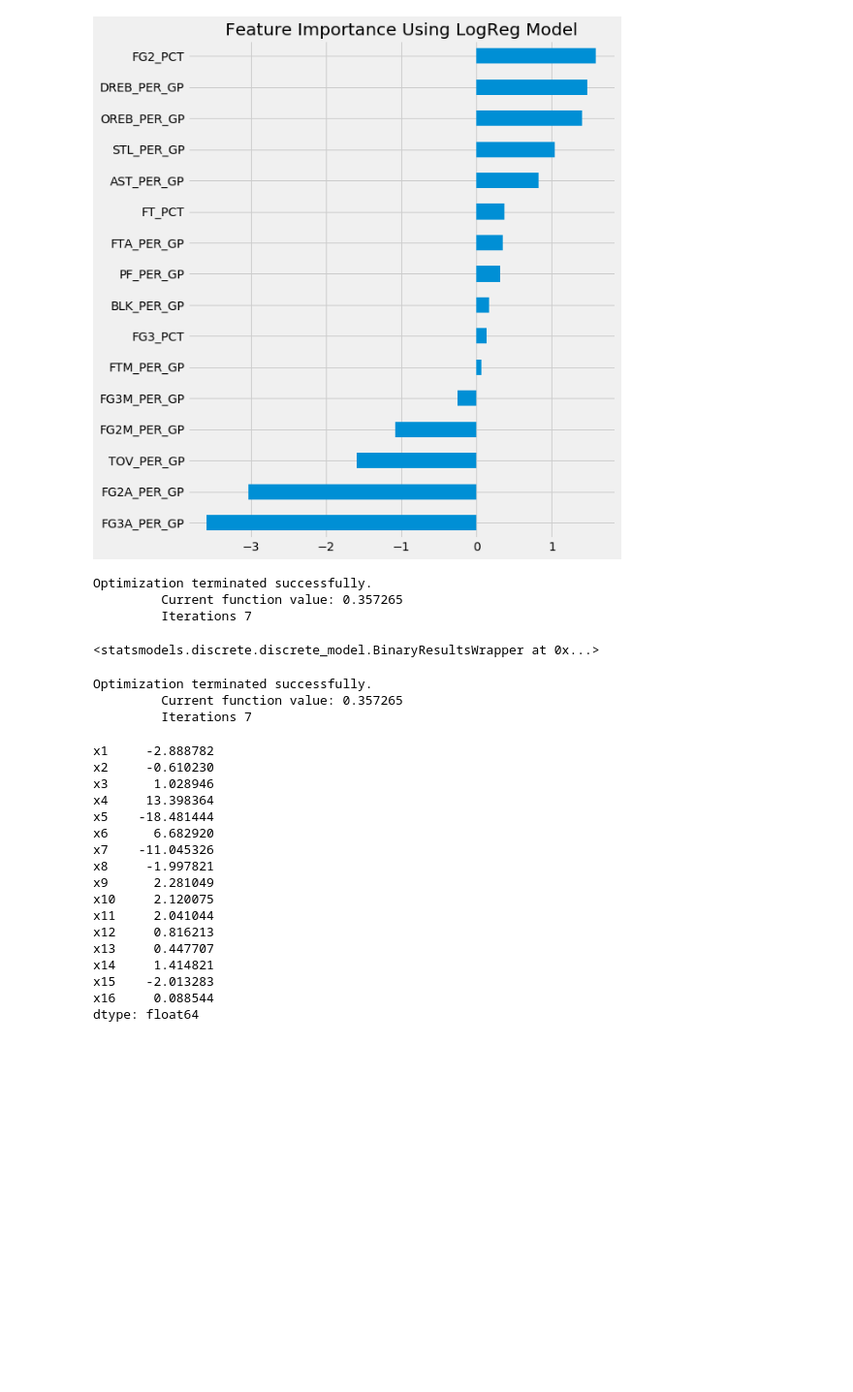
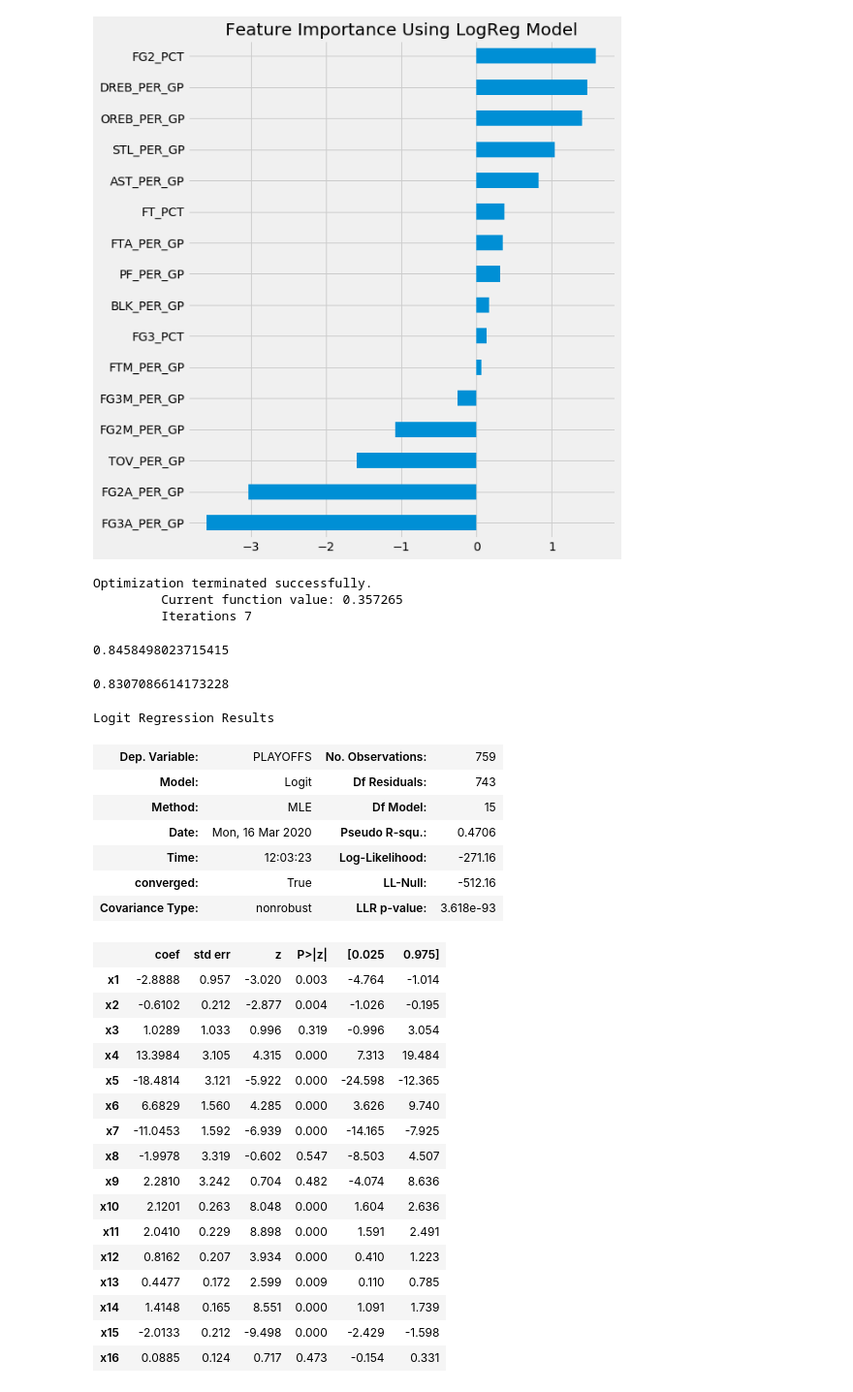
Before and after one commit to bgp09002/NBA, a Jupyter notebook: 3. Modeling/Modeling.ipynb, the cells around one changed output. Shown: that part at 97% size. Drawn from its saved outputs; the diff is of its cells as text; code cells hidden in the pictures; blank space fills up the shorter version.

```diff
--- a/3. Modeling/Modeling.ipynb
+++ b/3. Modeling/Modeling.ipynb
@@ -299,33 +322,49 @@ plt.title("Feature Importance Using LogReg Model");
 [figure]
 # %%
 logit = sm.Logit(y_train,Z_train)
-logit.fit()
+logmodel=logit.fit()
 # %% [output]
 Optimization terminated successfully.
          Current function value: 0.357265
          Iterations 7
-<statsmodels.discrete.discrete_model.BinaryResultsWrapper at 0x...>
-# %%
-logit.fit().params
-# %% [output]
-Optimization terminated successfully.
-         Current function value: 0.357265
-         Iterations 7
-x1     -2.888782
-x2     -0.610230
-x3      1.028946
-x4     13.398364
-x5    -18.481444
-x6      6.682920
-x7    -11.045326
-x8     -1.997821
-x9      2.281049
-x10     2.120075
-x11     2.041044
-x12     0.816213
-x13     0.447707
-x14     1.414821
-x15    -2.013283
-x16     0.088544
-dtype: float64
+# %%
+y_preds=logmodel.predict(Z_train)
+ypreds=[0 if i<0.5 else 1 for i in y_preds]
+accuracy_score(y_train,ypreds)
+# %% [output]
+0.8458498023715415
+# %%
+y_preds=logmodel.predict(Z_test)
+ypreds=[0 if i<0.5 else 1 for i in y_preds]
+accuracy_score(y_test,ypreds)
+# %% [output]
+0.8307086614173228
+# %%
+logmodel.summary()
+# %% [output]
+Logit Regression Results
+| Dep. Variable: | PLAYOFFS | No. Observations: | 759 |
+| Model: | Logit | Df Residuals: | 743 |
+| Method: | MLE | Df Model: | 15 |
+| Date: | Mon, 16 Mar 2020 | Pseudo R-squ.: | 0.4706 |
+| Time: | 12:03:23 | Log-Likelihood: | -271.16 |
+| converged: | True | LL-Null: | -512.16 |
+| Covariance Type: | nonrobust | LLR p-value: | 3.618e-93 |
+|  | coef | std err | z | P>|z| | [0.025 | 0.975] |
+| x1 | -2.8888 | 0.957 | -3.020 | 0.003 | -4.764 | -1.014 |
+| x2 | -0.6102 | 0.212 | -2.877 | 0.004 | -1.026 | -0.195 |
+| x3 | 1.0289 | 1.033 | 0.996 | 0.319 | -0.996 | 3.054 |
+| x4 | 13.3984 | 3.105 | 4.315 | 0.000 | 7.313 | 19.484 |
+| x5 | -18.4814 | 3.121 | -5.922 | 0.000 | -24.598 | -12.365 |
+| x6 | 6.6829 | 1.560 | 4.285 | 0.000 | 3.626 | 9.740 |
+| x7 | -11.0453 | 1.592 | -6.939 | 0.000 | -14.165 | -7.925 |
+| x8 | -1.9978 | 3.319 | -0.602 | 0.547 | -8.503 | 4.507 |
+| x9 | 2.2810 | 3.242 | 0.704 | 0.482 | -4.074 | 8.636 |
+| x10 | 2.1201 | 0.263 | 8.048 | 0.000 | 1.604 | 2.636 |
+| x11 | 2.0410 | 0.229 | 8.898 | 0.000 | 1.591 | 2.491 |
+| x12 | 0.8162 | 0.207 | 3.934 | 0.000 | 0.410 | 1.223 |
+| x13 | 0.4477 | 0.172 | 2.599 | 0.009 | 0.110 | 0.785 |
+| x14 | 1.4148 | 0.165 | 8.551 | 0.000 | 1.091 | 1.739 |
+| x15 | -2.0133 | 0.212 | -9.498 | 0.000 | -2.429 | -1.598 |
+| x16 | 0.0885 | 0.124 | 0.717 | 0.473 | -0.154 | 0.331 |
 # %%
```
Also changed, not shown: parts of 33 cells of this notebook, 12 other files.
